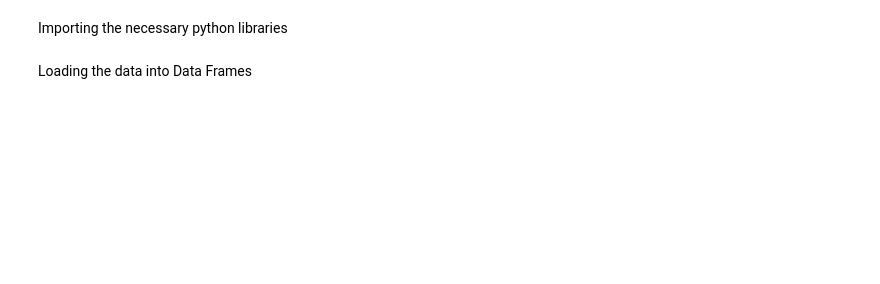
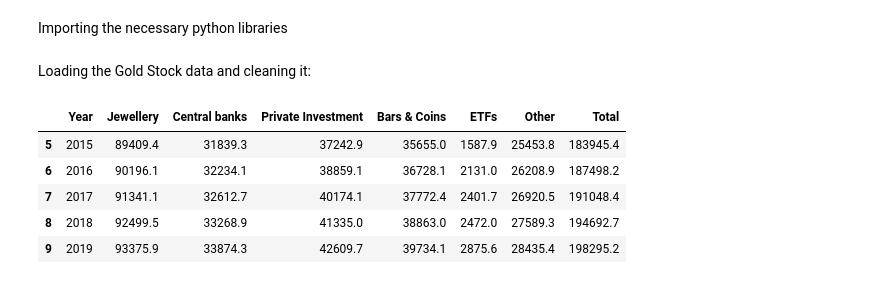
Before and after one commit to akash0214/Gold_Analysis, a Jupyter notebook: gold_eda.ipynb, the cells around one changed output. Cells and saved outputs as stored; diff of their text form; code cells hidden in the pictures; blank space fills up the shorter version.

```diff
--- a/gold_eda.ipynb
+++ b/gold_eda.ipynb
@@ -5,5 +5,28 @@ import pandas as pd
 import numpy as np
 import matplotlib.pyplot as plt
 import seaborn as sns
-# %% [markdown]
-Loading the data into Data Frames
+# %% [markdown]
+Loading the Gold Stock data and cleaning it:
+# %%
+gold_stock_data = pd.read_csv('stock_gold.csv')
+# gold_stock_data.head()
+# gold_stock_data.columns # All columns don't have extra spaces
+# gold_stock_data.info()  # Year is of type int and others are of type object
+gold_stock_data['Year'] = pd.to_datetime(gold_stock_data['Year'], format='%Y').dt.year
+cols = gold_stock_data.columns[1:]  # slicing to get columns except Year
+for i in cols:
+    gold_stock_data[i] = gold_stock_data[i].str.replace(',', '').astype(float)
+# gold_stock_data.info()
+
+# Loading this into data frame
+stock_gold_df = pd.DataFrame(gold_stock_data)
+# Taking data only after year 2015
+stock_gold_df = stock_gold_df[stock_gold_df['Year'] >= 2015]
+stock_gold_df.head()
+# %% [output]
+|  | Year | Jewellery | Central banks | Private Investment | Bars & Coins | ETFs | Other | Total |
+| 5 | 2015 | 89409.4 | 31839.3 | 37242.9 | 35655.0 | 1587.9 | 25453.8 | 183945.4 |
+| 6 | 2016 | 90196.1 | 32234.1 | 38859.1 | 36728.1 | 2131.0 | 26208.9 | 187498.2 |
+| 7 | 2017 | 91341.1 | 32612.7 | 40174.1 | 37772.4 | 2401.7 | 26920.5 | 191048.4 |
+| 8 | 2018 | 92499.5 | 33268.9 | 41335.0 | 38863.0 | 2472.0 | 27589.3 | 194692.7 |
+| 9 | 2019 | 93375.9 | 33874.3 | 42609.7 | 39734.1 | 2875.6 | 28435.4 | 198295.2 |
```
Also changed, not shown: parts of 11 cells of this notebook.
